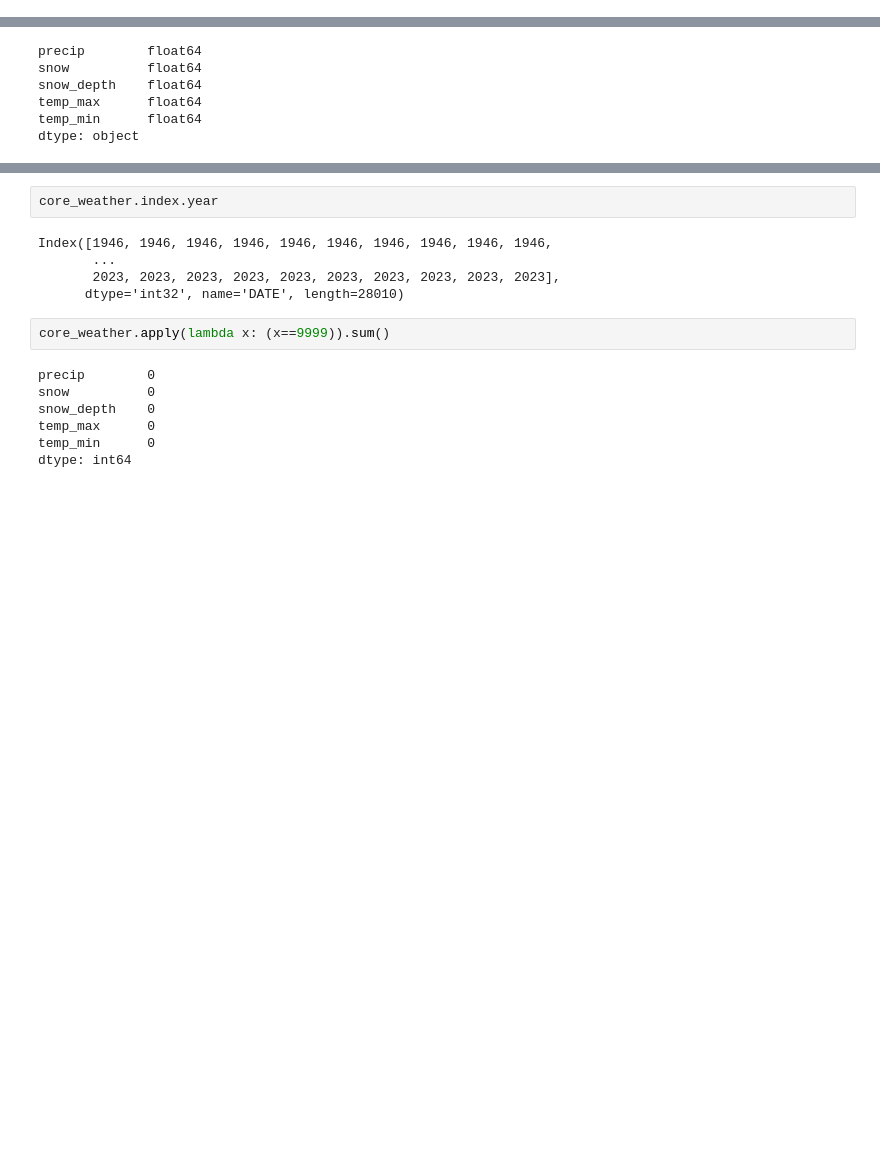
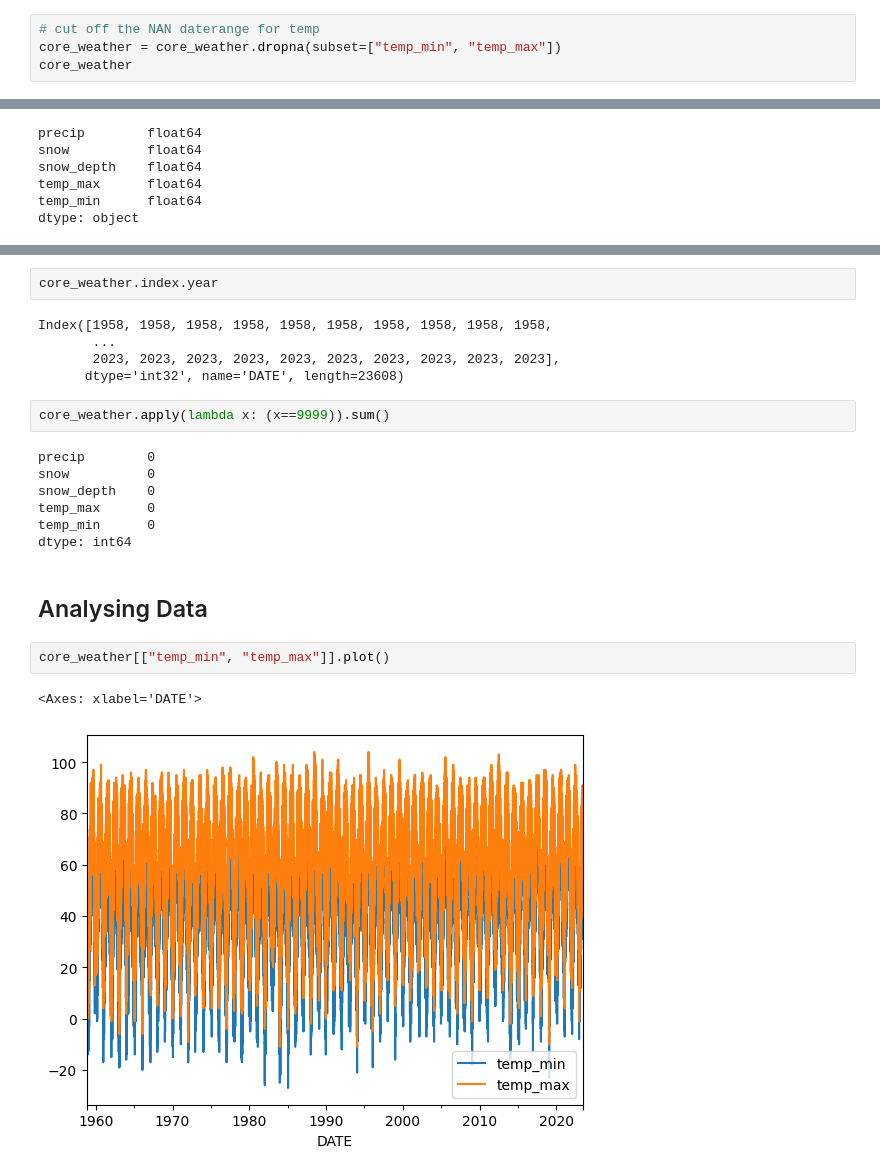
Before and after one commit to davidw102403/weather_prediction, a Jupyter notebook: model.ipynb, the cells around one changed output, grey strips where cells are left out. Saved outputs shown, nothing was run; the diff lists cells and outputs as text; blank space fills up the shorter version.

```diff
--- a/model.ipynb
+++ b/model.ipynb
@@ -183,3 +183,7 @@ core_weather
 28010 rows × 5 columns
 # %% [markdown]
 Use a forward fill to replace null temp values
+# %%
+# cut off the NAN daterange for temp
+core_weather = core_weather.dropna(subset=["temp_min", "temp_max"])
+core_weather
@@ -231,10 +253,10 @@ DatetimeIndex(['1946-10-09', '1946-10-10', '1946-10-11', '1946-10-12',
 # %%
 core_weather.index.year
 # %% [output]
-Index([1946, 1946, 1946, 1946, 1946, 1946, 1946, 1946, 1946, 1946,
+Index([1958, 1958, 1958, 1958, 1958, 1958, 1958, 1958, 1958, 1958,
        ...
        2023, 2023, 2023, 2023, 2023, 2023, 2023, 2023, 2023, 2023],
-      dtype='int32', name='DATE', length=28010)
+      dtype='int32', name='DATE', length=23608)
 # %%
 core_weather.apply(lambda x: (x==9999)).sum()
 # %% [output]
@@ -244,3 +266,10 @@ snow_depth    0
 temp_max      0
 temp_min      0
 dtype: int64
+# %% [markdown]
+## Analysing Data
+# %%
+core_weather[["temp_min", "temp_max"]].plot()
+# %% [output]
+<Axes: xlabel='DATE'>
+[figure, added]
```
Also changed, not shown: parts of 8 cells of this notebook.
